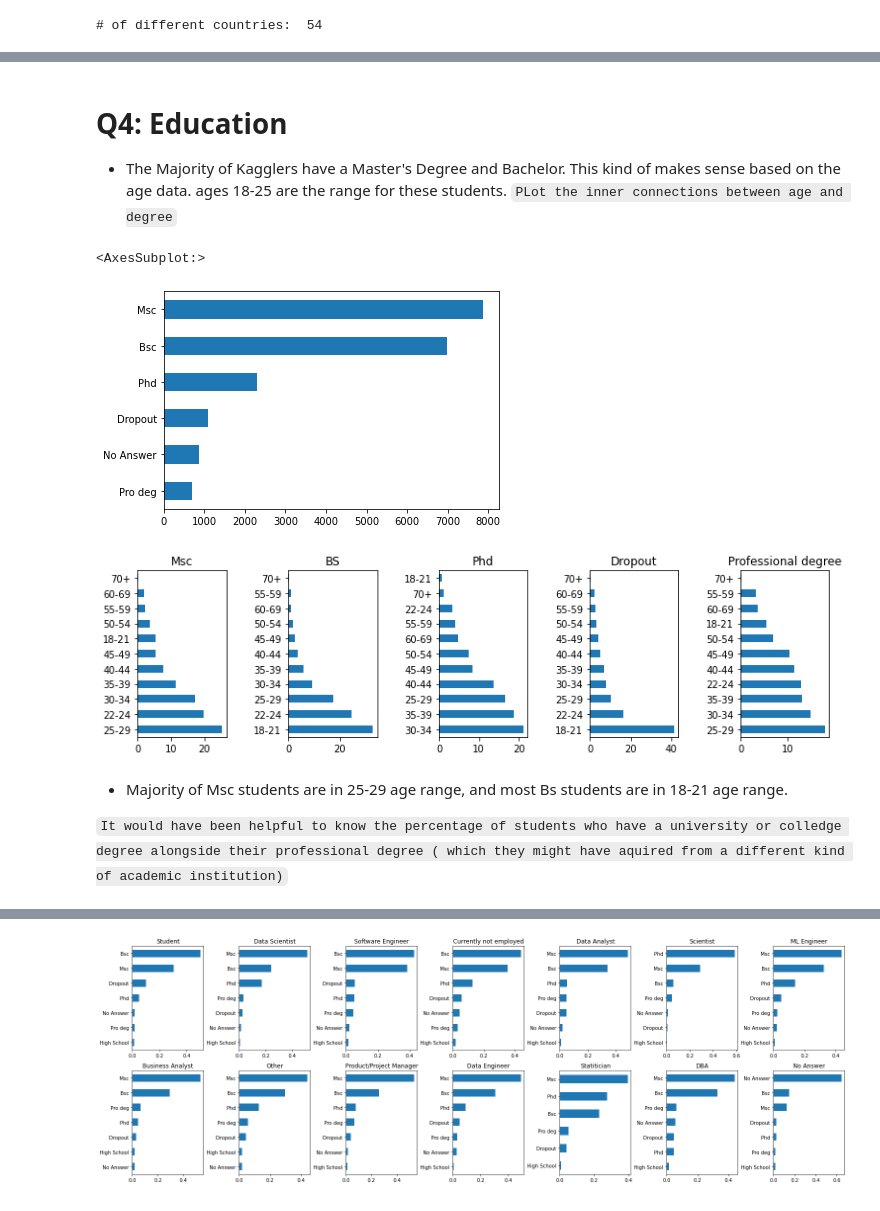
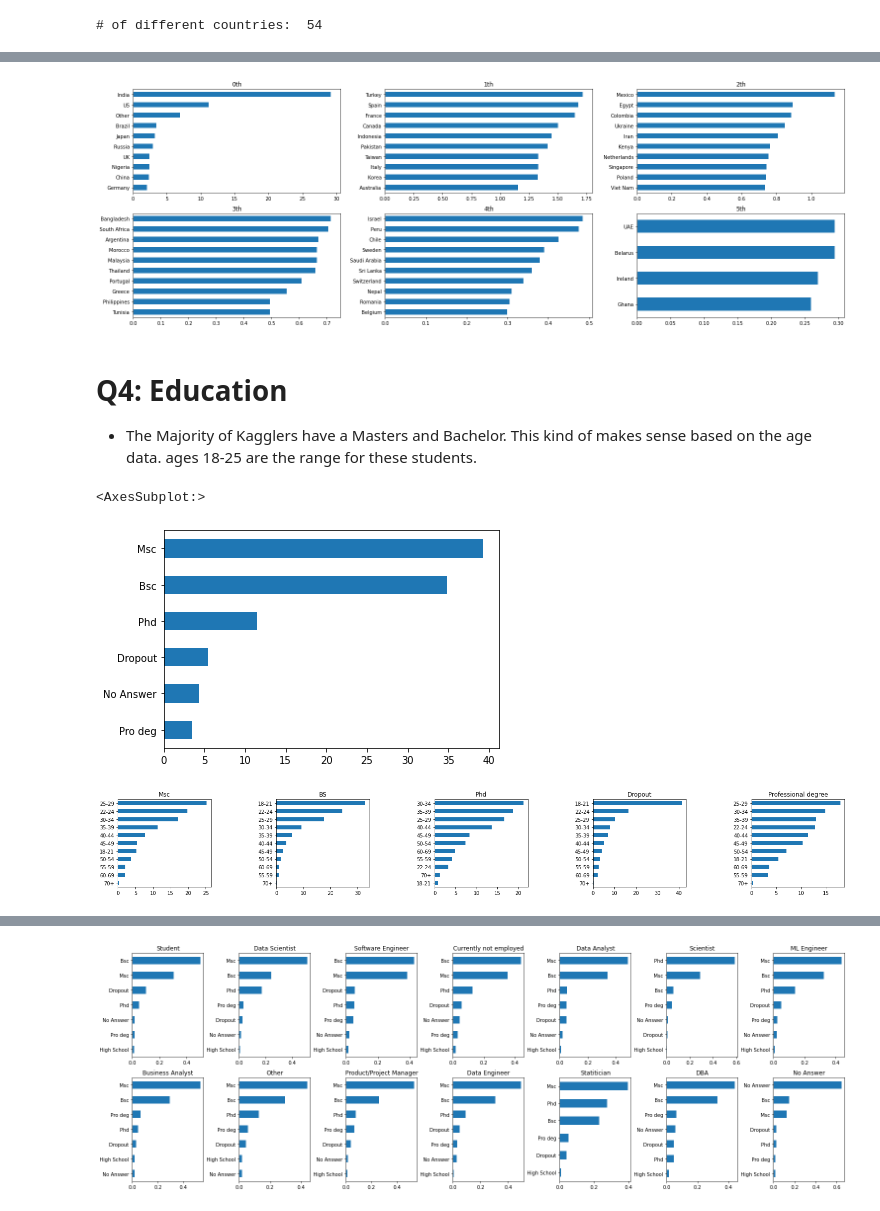
Before and after one commit to damoonsh/Kaggle-Survey, a Jupyter notebook: kaggle-ds-surveys.ipynb, the cells around one changed output, grey strips where cells are left out. Saved outputs shown, nothing was run; the diff lists cells and outputs as text; code cells hidden in the pictures.

```diff
--- a/kaggle-ds-surveys.ipynb
+++ b/kaggle-ds-surveys.ipynb
@@ -219,7 +217,20 @@ plt.subplots_adjust(left=0, bottom=None, right=2, top=None, wspace=None, hspace=
+# %%
+fig, axes = plt.subplots(2, 3, figsize=(10,7))
+fig.tight_layout()
+
+ax_index = 0
+
+for i in range(0, 6):
+    if i == 3: ax_index += 1
+
+    order_uni('Q3', title=f'{i}th', start=i * 10, end=(i+1)*10, ax=axes[ax_index][i%3])
+
+plt.subplots_adjust(left=0, bottom=None, right=2, top=None, wspace=None, hspace=0.2)
+# %% [output]
+[figure, added]
 # %% [markdown]
 # Q4: Education
-- The Majority of Kagglers have a Master's Degree and Bachelor. This kind of makes sense based on the age data. ages 18-25 are the range for these students.
-`PLot the inner connections between age and degree`
+- The Majority of Kagglers have a Masters and Bachelor. This kind of makes sense based on the age data. ages 18-25 are the range for these students.
 # %%
 # Renaming the Values
 res.loc[:, 'Q4'].replace(inplace=True, to_replace={
@@ -234,24 +245,20 @@ res.loc[:, 'Q4'].replace(inplace=True, to_replace={
 })
 
 # Plotting the occurances
-res.loc[:, 'Q4'].value_counts()[:-1]. sort_values().plot.barh()
+order_uni('Q4', title='')
 # %% [output]
 <AxesSubplot:>
-[figure, old version]
+[figure, new version]
 # %%
-fig, (c1, c2, c3, c4, c5) = plt.subplots(1, 5, figsize=(5,3))
+fig, (c1, c2, c3, c4, c5) = plt.subplots(1, 5, figsize=(10,3))
 fig.tight_layout()
 
-(res[res['Q4'] == 'Msc']['Q1'].value_counts(normalize=True) * 100).plot.barh(title='Msc', ax=c1)
-(res[res['Q4'] == 'Bsc']['Q1'].value_counts(normalize=True) * 100).plot.barh(title='BS', ax=c2)
-(res[res['Q4'] == 'Phd']['Q1'].value_counts(normalize=True) * 100).plot.barh(title='Phd', ax=c3)
-(res[res['Q4'] == 'Dropout']['Q1'].value_counts(normalize=True) * 100).plot.barh(title='Dropout', ax=c4)
-(res[res['Q4'] == 'Pro deg']['Q1'].value_counts(normalize=True) * 100).plot.barh(title='Professional degree', ax=c5)
+(res[res['Q4'] == 'Msc']['Q1'].value_counts(normalize=True).sort_values(ascending=True) * 100).plot.barh(title='Msc', ax=c1)
+(res[res['Q4'] == 'Bsc']['Q1'].value_counts(normalize=True).sort_values(ascending=True) * 100).plot.barh(title='BS', ax=c2)
+(res[res['Q4'] == 'Phd']['Q1'].value_counts(normalize=True).sort_values(ascending=True) * 100).plot.barh(title='Phd', ax=c3)
+(res[res['Q4'] == 'Dropout']['Q1'].value_counts(normalize=True).sort_values(ascending=True) * 100).plot.barh(title='Dropout', ax=c4)
+(res[res['Q4'] == 'Pro deg']['Q1'].value_counts(normalize=True).sort_values(ascending=True) * 100).plot.barh(title='Professional degree', ax=c5)
 
 plt.subplots_adjust(left=0, bottom=None, right=2, top=None, wspace=0.7, hspace=0.2)
 # %% [output]
-[figure, old version]
+[figure, new version]
-# %% [markdown]
-- Majority of Msc students are in 25-29 age range, and most Bs students are in 18-21 age range.
-
-`It would have been helpful to know the percentage of students who have a university or colledge degree alongside their professional degree ( which they might have aquired from a different kind of academic institution)`
```
Also changed, not shown: parts of 27 cells of this notebook, 1 other file.
